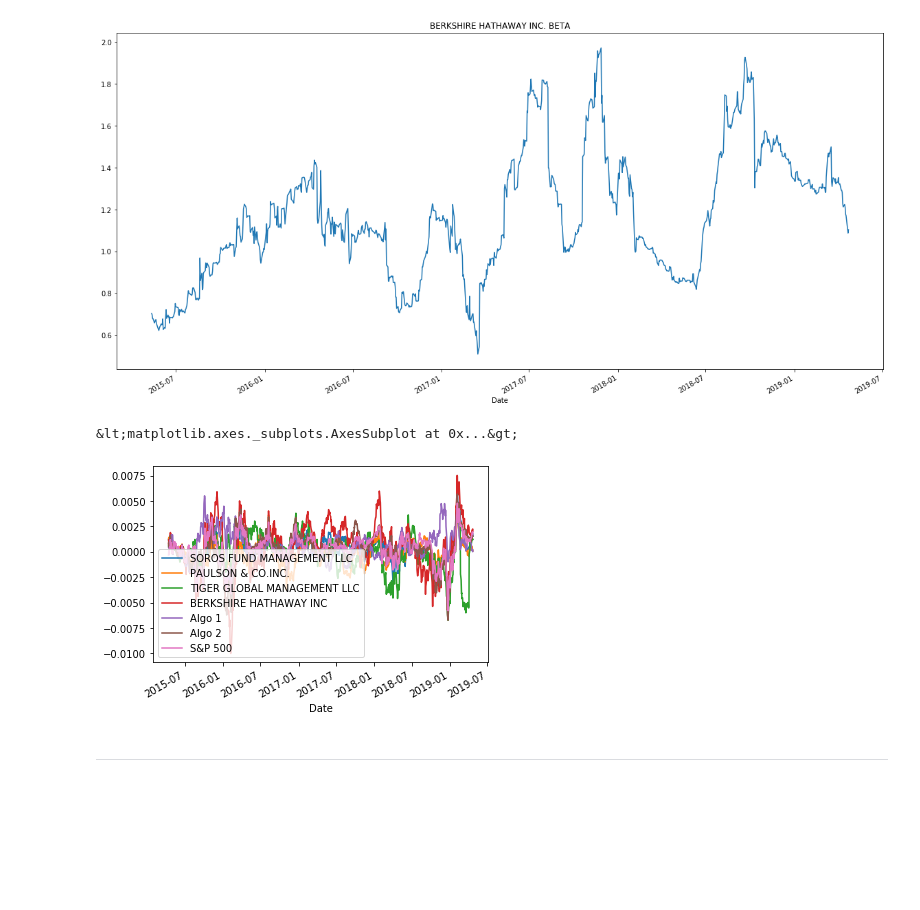
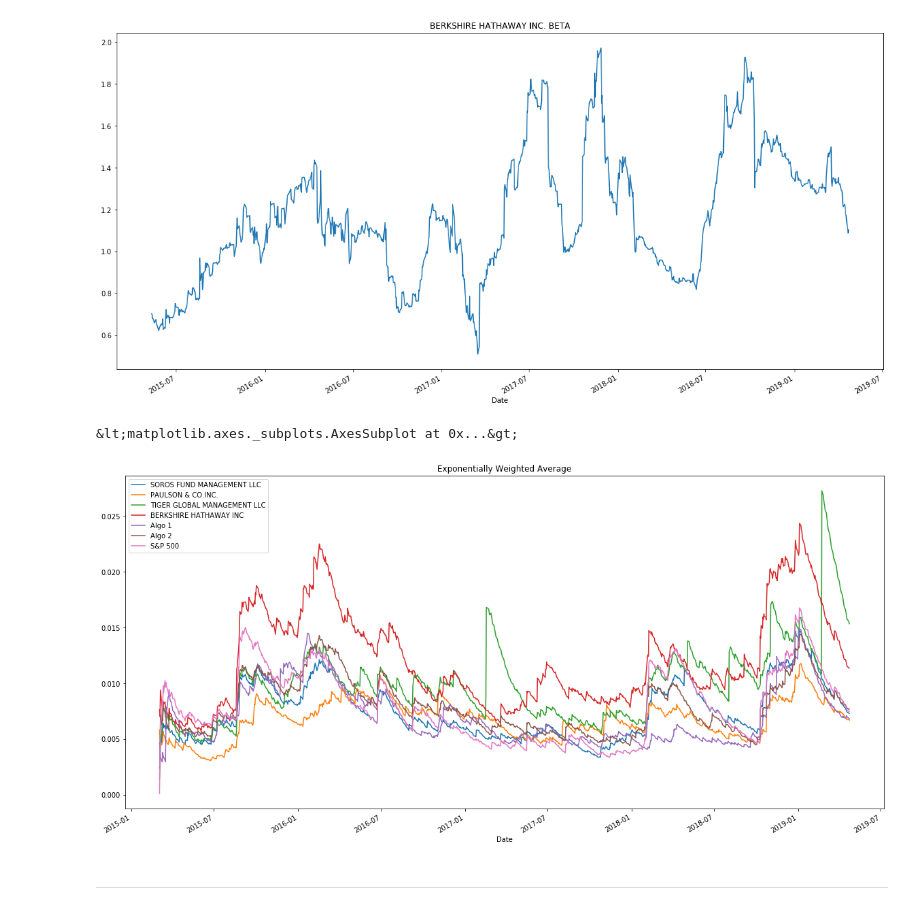
Before and after one commit to jorgeabud/pandas_analysis, a Jupyter notebook: Starter_Code/whale_analysis.ipynb, the cells around one changed output. Drawn from its saved outputs; the diff is of its cells as text; code cells hidden in the pictures; blank space fills up the shorter version.

Commit message:
ewm plot

```diff
--- a/Starter_Code/whale_analysis.ipynb
+++ b/Starter_Code/whale_analysis.ipynb
@@ -345,10 +345,10 @@ rolling_beta.plot(figsize=(20,10), title="BERKSHIRE HATHAWAY INC. BETA")
 # %%
 # Calculate a rolling window using the exponentially weighted moving average.
 # YOUR CODE HERE
-combined_daily_returns.rolling(window=30).mean(alpha=.1).plot()
+combined_daily_returns.ewm(halflife= 21).std().plot(figsize = (20,10), title = "Exponentially Weighted Average")
 # %% [output]
 &lt;matplotlib.axes._subplots.AxesSubplot at 0x...&gt;
-[figure, old version]
+[figure, new version]
 # %% [markdown]
 ---
 # %% [markdown]
```
